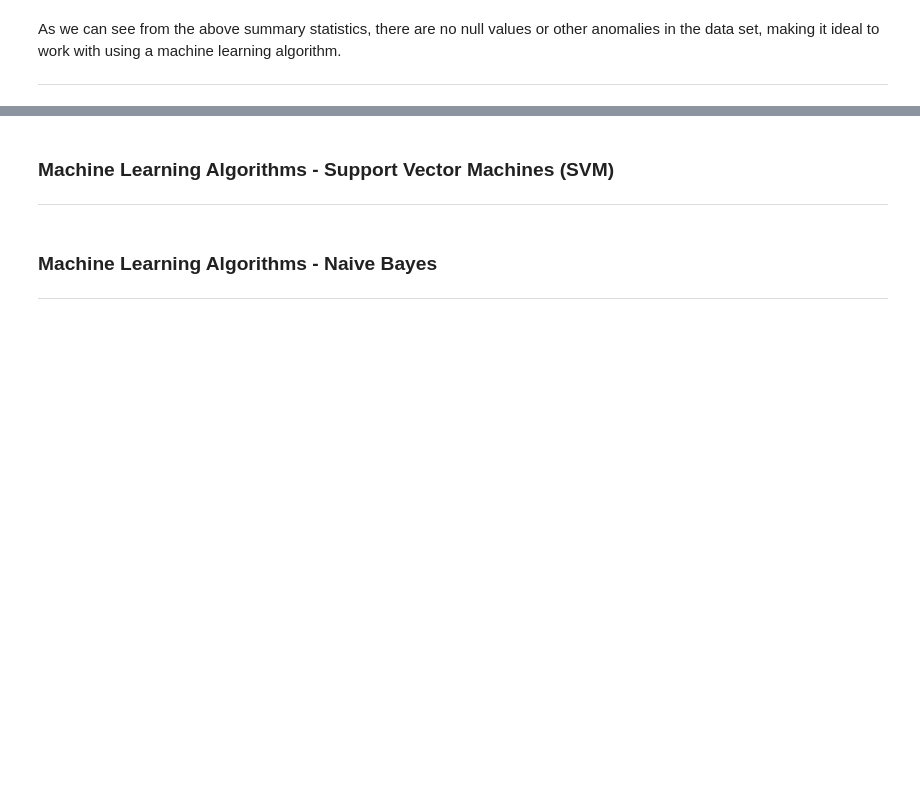
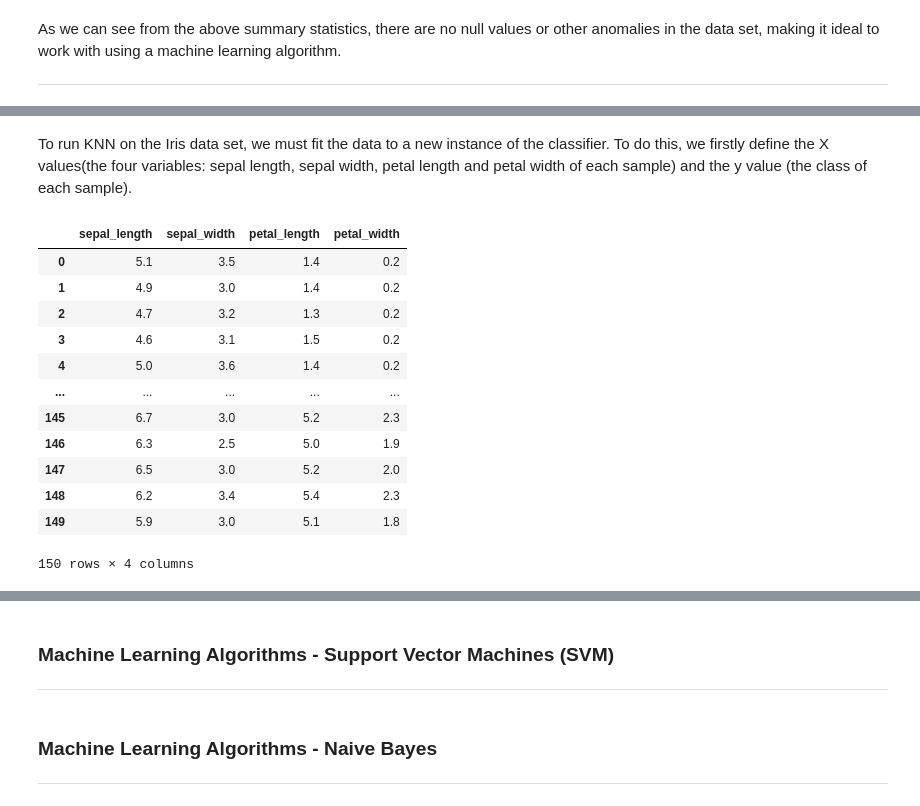
Before and after one commit to martincusack979/machine_learning_and_statistics, a Jupyter notebook: project.ipynb, the cells around one changed output, grey strips where cells are left out. Drawn from its saved outputs; the diff is of its cells as text; code cells hidden in the pictures; blank space fills up the shorter version.

```diff
--- a/project.ipynb
+++ b/project.ipynb
@@ -118,3 +128,24 @@ In the below cells, I set up and train an instance of Nearest Neighbors to make
 
 [3] *Nearest Neighbors*, scikit-learn developers. https://scikit-learn.org/stable/modules/neighbors.html
 ***
+# %% [markdown]
+To run KNN on the Iris data set, we must fit the data to a new instance of the classifier. To do this, we firstly define the X values(the four variables: sepal length, sepal width, petal length and petal width of each sample) and the y value (the class of each sample).
+# %%
+# define the X values
+X = df_nona[['sepal_length', 'sepal_width', 'petal_length', 'petal_width']]
+
+X
+# %% [output]
+|  | sepal_length | sepal_width | petal_length | petal_width |
+| 0 | 5.1 | 3.5 | 1.4 | 0.2 |
+| 1 | 4.9 | 3.0 | 1.4 | 0.2 |
+| 2 | 4.7 | 3.2 | 1.3 | 0.2 |
+| 3 | 4.6 | 3.1 | 1.5 | 0.2 |
+| 4 | 5.0 | 3.6 | 1.4 | 0.2 |
+| ... | ... | ... | ... | ... |
+| 145 | 6.7 | 3.0 | 5.2 | 2.3 |
+| 146 | 6.3 | 2.5 | 5.0 | 1.9 |
+| 147 | 6.5 | 3.0 | 5.2 | 2.0 |
+| 148 | 6.2 | 3.4 | 5.4 | 2.3 |
+| 149 | 5.9 | 3.0 | 5.1 | 1.8 |
+150 rows × 4 columns
```
Also changed, not shown: parts of 13 cells of this notebook, 2 other files.
